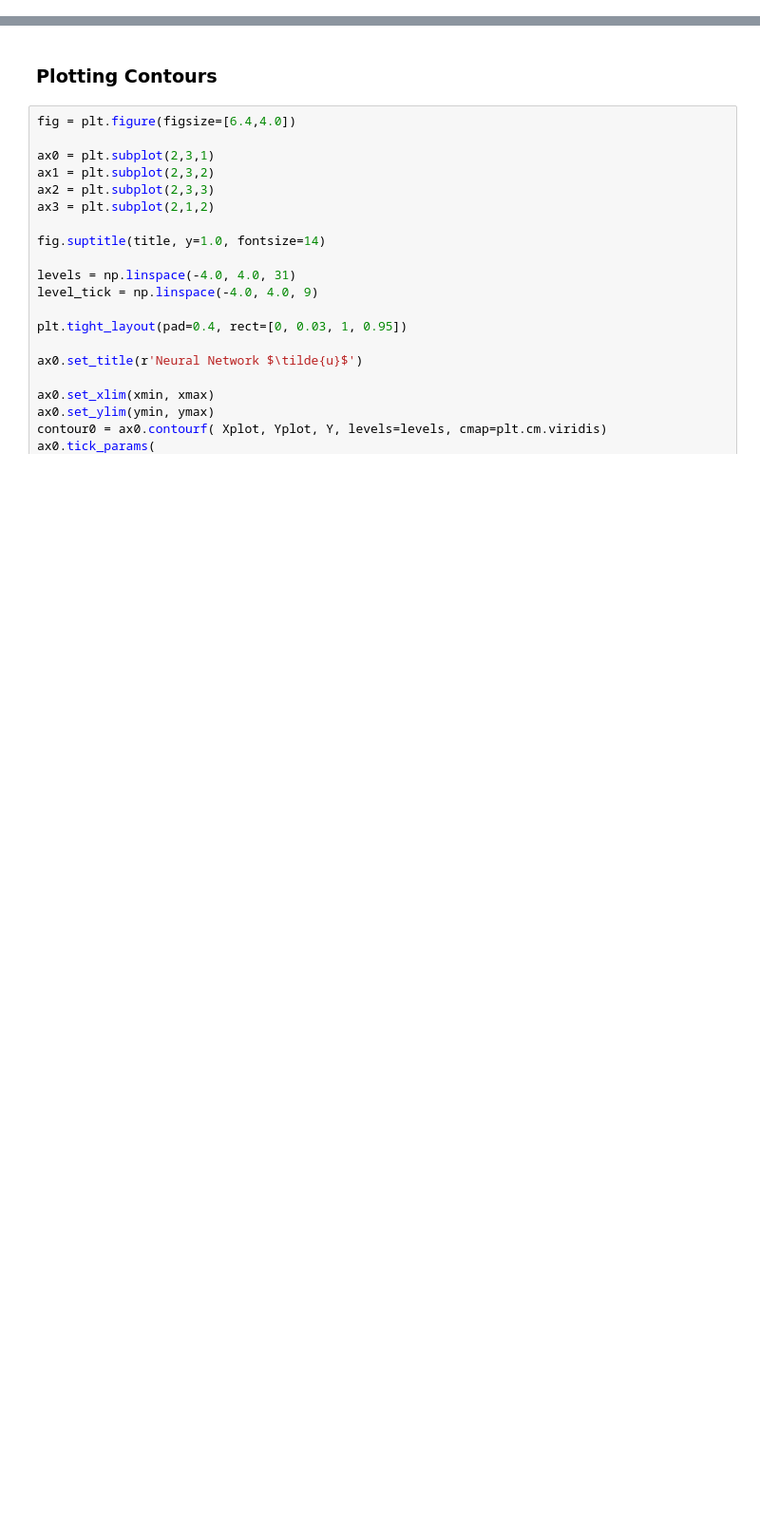
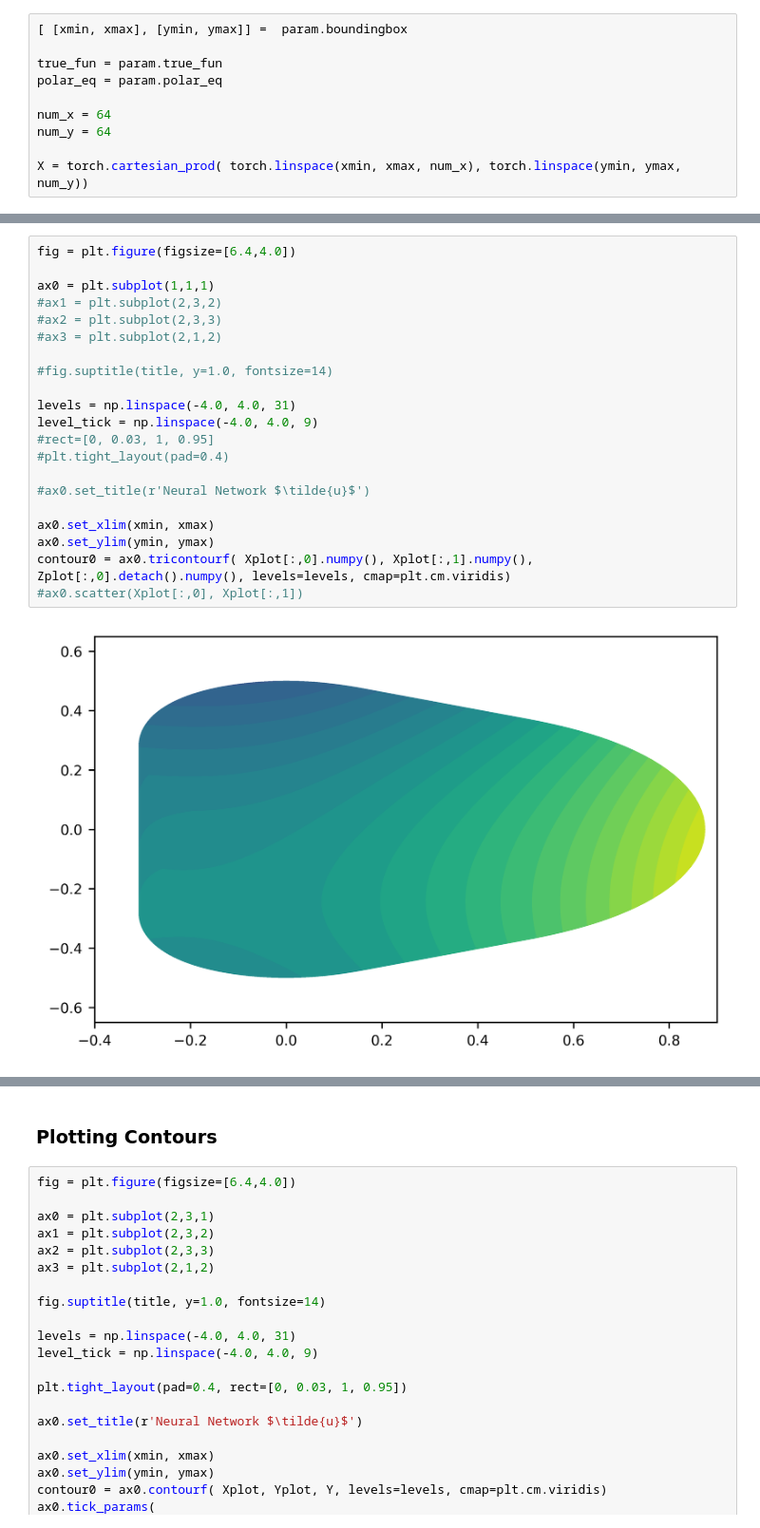
Before and after one commit to mskPark/DRLPDE, a Jupyter notebook: tools/example1_plot.ipynb, the cells around one changed output, grey strips where cells are left out. Shown at 95% size. Saved outputs shown, nothing was run; the diff lists cells and outputs as text; blank space fills up the shorter version.

```diff
--- a/tools/example1_plot.ipynb
+++ b/tools/example1_plot.ipynb
@@ -38,0 +61,10 @@ with open('../experiments/'  + test + '_errors.pickle', 'rb') as f:
+# %%
+[ [xmin, xmax], [ymin, ymax]] =  param.boundingbox
+
+true_fun = param.true_fun
+polar_eq = param.polar_eq
+
+num_x = 64
+num_y = 64
+
+X = torch.cartesian_prod( torch.linspace(xmin, xmax, num_x), torch.linspace(ymin, ymax, num_y))
@@ -39 +102,24 @@ with open('../experiments/'  + test + '_errors.pickle', 'rb') as f:
+# %%
+fig = plt.figure(figsize=[6.4,4.0])
+
+ax0 = plt.subplot(1,1,1)
+#ax1 = plt.subplot(2,3,2)
+#ax2 = plt.subplot(2,3,3)
+#ax3 = plt.subplot(2,1,2)
+
+#fig.suptitle(title, y=1.0, fontsize=14)
+
+levels = np.linspace(-4.0, 4.0, 31)
+level_tick = np.linspace(-4.0, 4.0, 9)
+#rect=[0, 0.03, 1, 0.95]
+#plt.tight_layout(pad=0.4)
+
+#ax0.set_title(r'Neural Network $\tilde{u}$')
+
+ax0.set_xlim(xmin, xmax)
+ax0.set_ylim(ymin, ymax)
+contour0 = ax0.tricontourf( Xplot[:,0].numpy(), Xplot[:,1].numpy(), Zplot[:,0].detach().numpy(), levels=levels, cmap=plt.cm.viridis)
+#ax0.scatter(Xplot[:,0], Xplot[:,1])
+# %% [output]
+[figure, added]
 # %%
```
Also changed, not shown: parts of 7 cells of this notebook, 10 other files.
